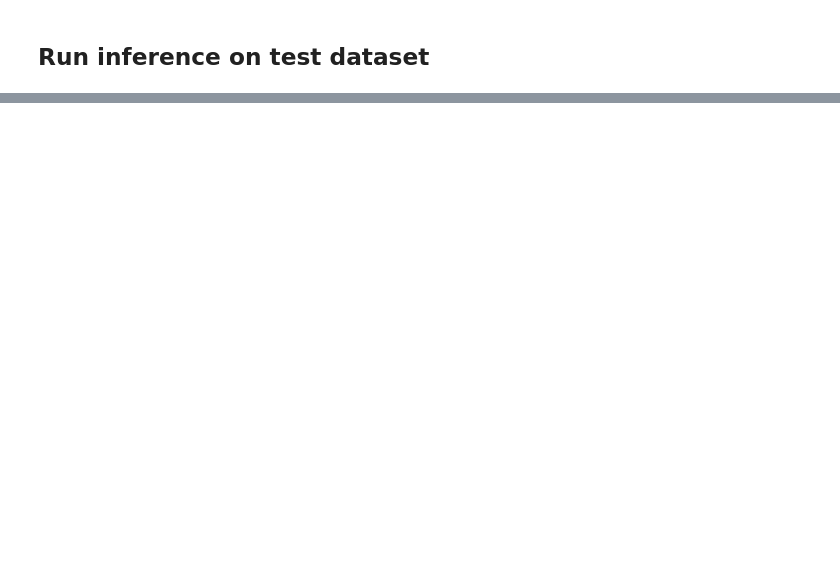
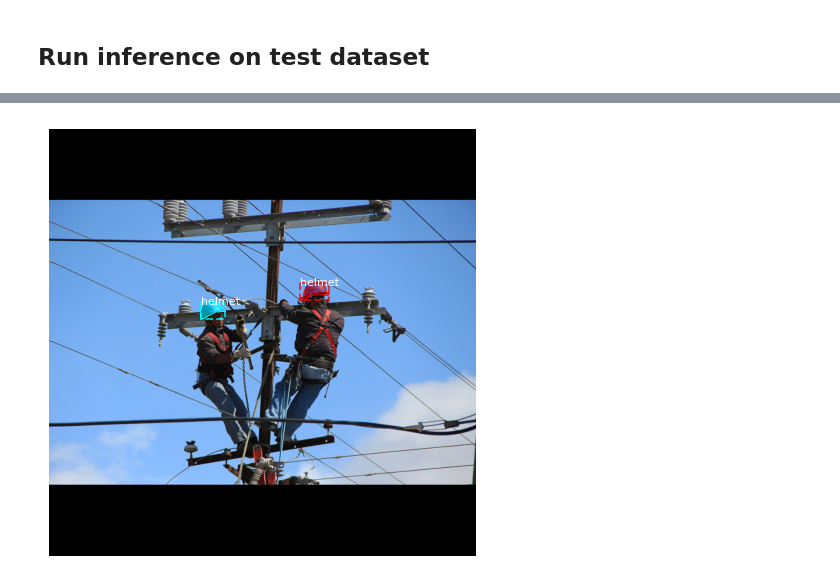
Before and after one commit to magicmercedes/maskrcnn-ppe-detection, a Jupyter notebook: colab_ppe_detection_train.ipynb, the cells around one changed output, grey strips where cells are left out. Cells and saved outputs as stored; diff of their text form; code cells hidden in the pictures; blank space fills up the shorter version.

```diff
--- a/colab_ppe_detection_train.ipynb
+++ b/colab_ppe_detection_train.ipynb
@@ -345,0 +289,20 @@ reload(visualize)
+# %%
+class InferenceConfig(ppe.ppeConfig):
+    GPU_COUNT = 1
+    IMAGES_PER_GPU = 1
+
+inference_config = InferenceConfig()
+
+# Recreate the model in inference mode
+model = modellib.MaskRCNN(mode="inference",
+                          config=inference_config,
+                          model_dir=MODEL_DIR)
+
+# Get path to saved weights
+# Either set a specific path or find last trained weights
+# model_path = os.path.join(ROOT_DIR, ".h5 file name here")
+model_path = model.find_last()
+
+# Load trained weights
+print("Loading weights from ", model_path)
+model.load_weights(model_path, by_name=True)
@@ -345,0 +319,12 @@ reload(visualize)
+# %%
+# Test on a random image
+image_id = random.choice(dataset_val.image_ids)
+original_image, image_meta, gt_class_id, gt_bbox, gt_mask =\
+    modellib.load_image_gt(dataset_val, inference_config,
+                           image_id, use_mini_mask=False)
+
+
+visualize.display_instances(original_image, gt_bbox, gt_mask, gt_class_id,
+                            dataset_train.class_names, figsize=(8, 8))
+# %% [output]
+[figure, added]
```
Also changed, not shown: parts of 18 cells of this notebook.
